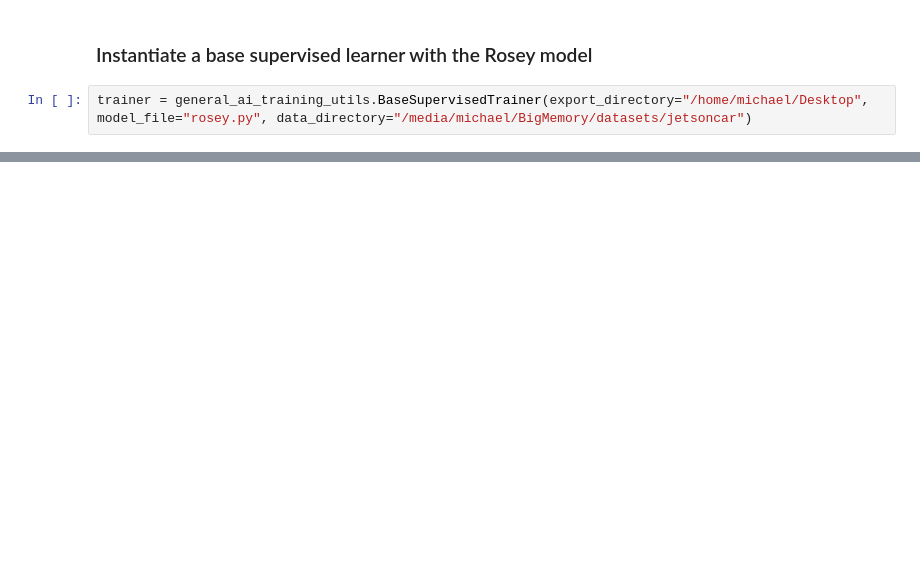
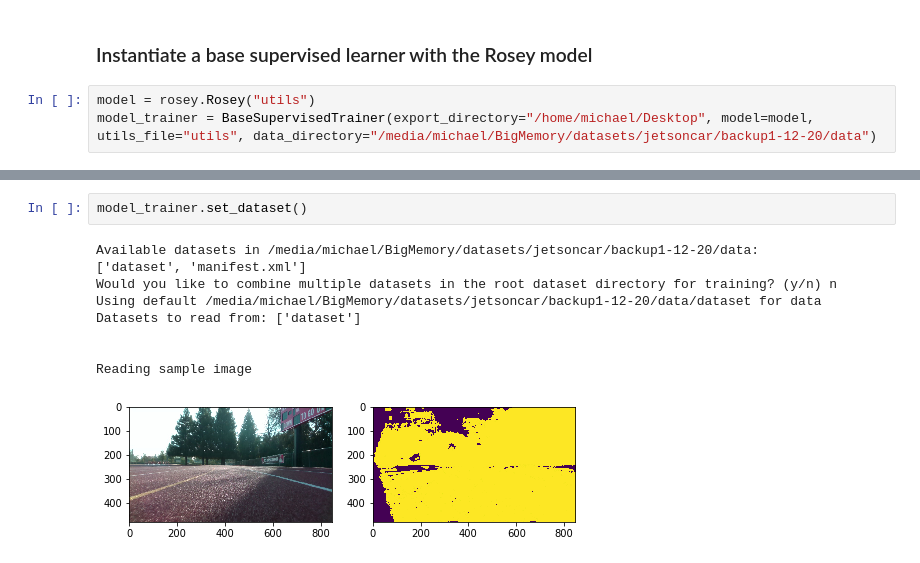
Before and after one commit to ARCC-RACE/ai_training_notebooks, a Jupyter notebook: basic_supervised_net/rosey/rosey.ipynb, the cells around one changed output, grey strips where cells are left out. Cells and saved outputs as stored; diff of their text form; blank space fills up the shorter version.

Commit message:
basic working model trainig

```diff
--- a/basic_supervised_net/rosey/rosey.ipynb
+++ b/basic_supervised_net/rosey/rosey.ipynb
@@ -9,5 +13,6 @@ import general_ai_training_utils
 # %% [markdown]
 ### Instantiate a base supervised learner with the Rosey model
 # %%
-trainer = general_ai_training_utils.BaseSupervisedTrainer(export_directory="/home/michael/Desktop", model_file="rosey.py", data_directory="/media/michael/BigMemory/datasets/jetsoncar")
+model = rosey.Rosey("utils")
+model_trainer = BaseSupervisedTrainer(export_directory="/home/michael/Desktop", model=model, utils_file="utils", data_directory="/media/michael/BigMemory/datasets/jetsoncar/backup1-12-20/data")
 # %% [output]
@@ -14,0 +20,12 @@ AttributeError: module 'general_ai_training_utils' has no attribute 'BaseSupervi
+# %%
+model_trainer.set_dataset()
+# %% [output]
+Available datasets in /media/michael/BigMemory/datasets/jetsoncar/backup1-12-20/data:
+['dataset', 'manifest.xml']
+Would you like to combine multiple datasets in the root dataset directory for training? (y/n) n
+Using default /media/michael/BigMemory/datasets/jetsoncar/backup1-12-20/data/dataset for data
+Datasets to read from: ['dataset']
+
+
+Reading sample image
+[figure, added]
```
Also changed, not shown: parts of 5 cells of this notebook, 11 other files.
